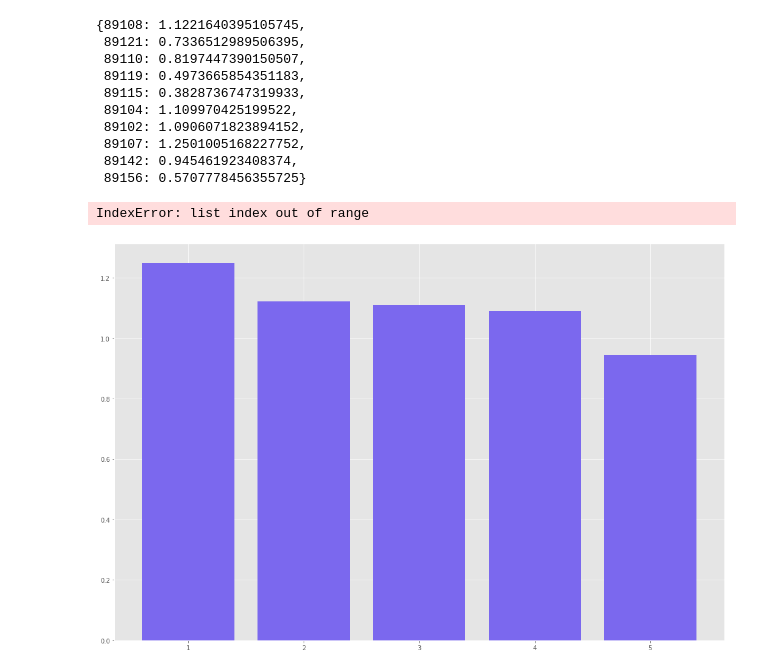
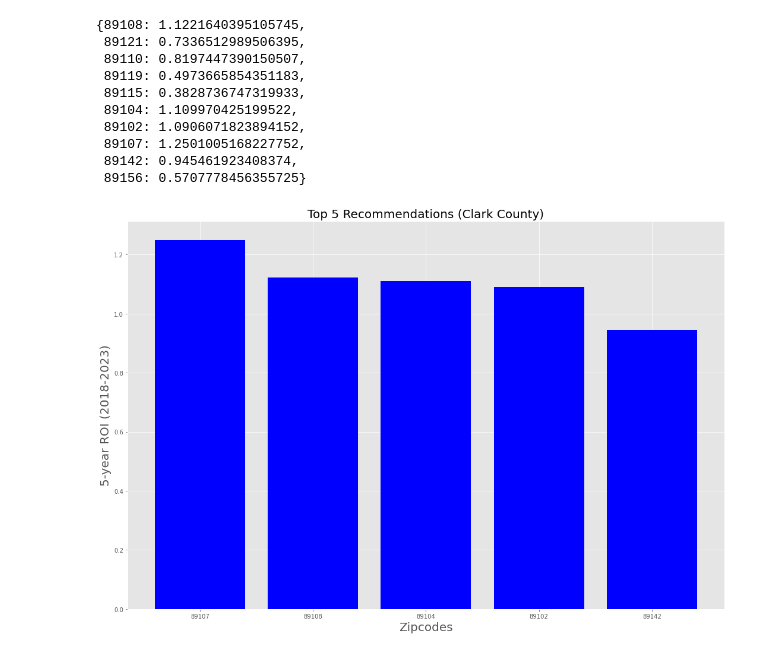
Before and after one commit to jbenedito99/Zipcode-Time-Series-Modeling, a Jupyter notebook: time-series/notebook.ipynb, the cells around one changed output. Drawn from its saved outputs; the diff is of its cells as text; code cells hidden in the pictures.

```diff
--- a/time-series/notebook.ipynb
+++ b/time-series/notebook.ipynb
@@ -956,38 +957,14 @@ zip_predictions
  89107: 1.2501005168227752,
  89142: 0.945461923408374,
  89156: 0.5707778456355725}
-# %%
-# Sorting our 3 year ROI forecast for zipcodes into descending order
-sort_orders = sorted(zip_predictions.items(), key=lambda x: x[1], reverse=True)
-
-sorted_forecast_3yr = {}
-for i in sort_orders:
-    sorted_forecast_3yr[i[0]] = i[1]
-
-#Selecting only the Top 5 Zips
-top_5_zipcodes = list(sorted_forecast_3yr.items())[:5]
-
-fig, ax = plt.subplots(figsize=(18,12))
-
-x_labels = [top_5_zipcodes[0][0],top_5_zipcodes[1][0],top_5_zipcodes[2][0],
-            top_5_zipcodes[3][0],top_5_zipcodes[4][0]]
-x = [1,2,3,4,5]
-y = [top_5_zipcodes[0][1],top_5_zipcodes[1][1],top_5_zipcodes[2][1],
-     top_5_zipcodes[3][1],top_5_zipcodes[4][1]]
-
-ax.bar(x, y, color='mediumslateblue')
-remaining_zipcodes = list(sorted_forecast_3yr.items())[5:]
-median_ROI_other_zips = remaining_zipcodes[5][1]
-ax.axhline(y=median_ROI_other_zips,label = 'Median ROI for remaining Zips')
-ax.set_xticks(x)
-ax.set_xticklabels(x_labels)
-ax.set_yticks([(a/100) for a in list(range(0,75,5))])
-ax.set_yticklabels([str(a)+'%' for a in list(range(0,75,5))])
-ax.set_title('Top 5 Recommendations', fontsize=20)
-ax.set_ylabel('Average ROI', fontsize=20)
-ax.set_xlabel('Zipcodes',fontsize=20)
-ax.legend(prop={'size': 15});
-# %% [output]
-IndexError: list index out of range
-[figure, removed]
+# %%
+fig, ax = plt.subplots(figsize=(18,12))
+x = ['89107', '89108', '89104', '89102', '89142']
+y = [1.2501, 1.1222, 1.1099, 1.0906, 0.9455]
+ax.bar(x, y, color='blue')
+ax.set_title('Top 5 Recommendations (Clark County)', fontsize=20)
+ax.set_ylabel('5-year ROI (2018-2023)', fontsize=20)
+ax.set_xlabel('Zipcodes', fontsize=20);
+# %% [output]
+[figure, added]
 # %%
```
Also changed, not shown: parts of 27 cells of this notebook.
